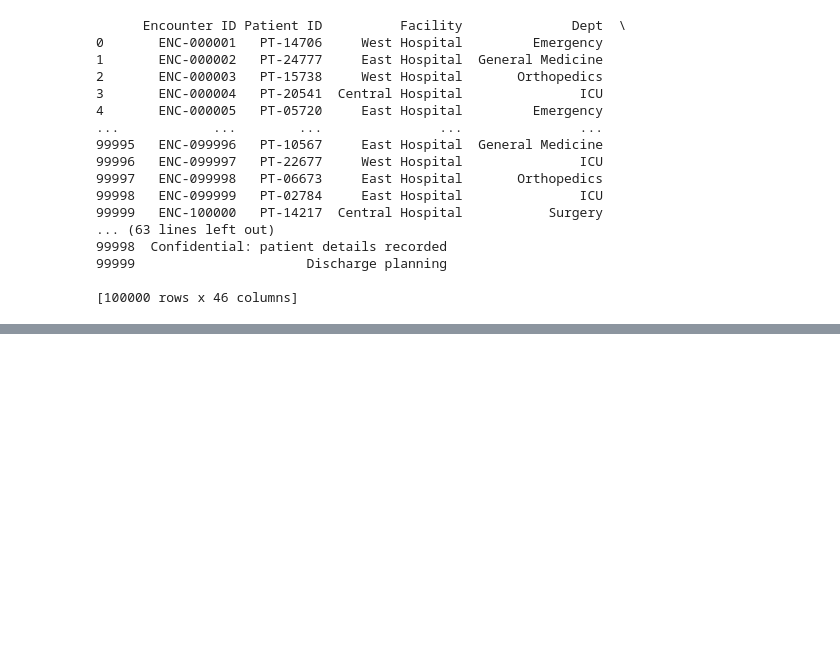
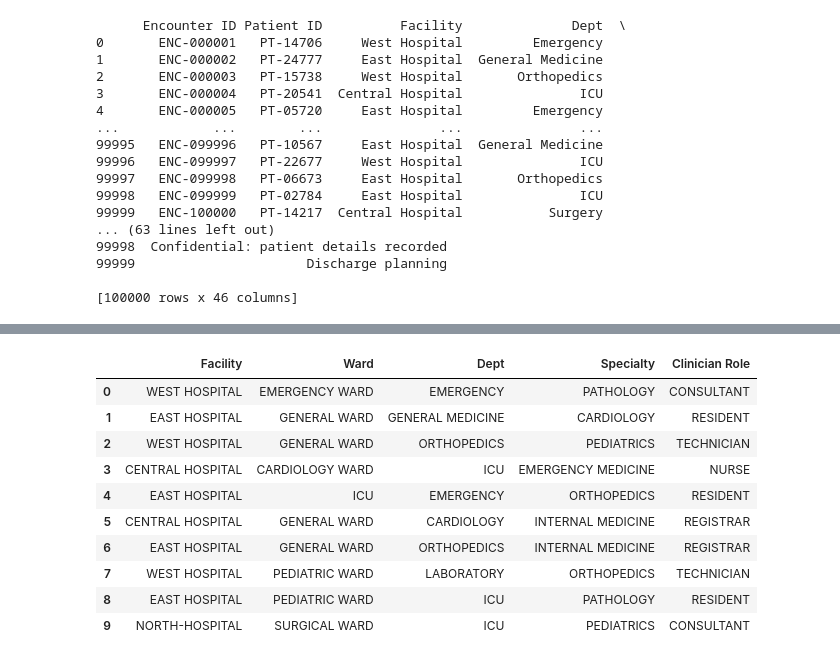
Before and after one commit to PoojaraniSahu/Hospital-Operations-Patient-Flow-Analysis, a Jupyter notebook: clean.ipynb, the cells around one changed output, grey strips where cells are left out. Cells and saved outputs as stored; diff of their text form; code cells hidden in the pictures; blank space fills up the shorter version.

```diff
--- a/clean.ipynb
+++ b/clean.ipynb
@@ -26,0 +89,46 @@ print(df)
+# %%
+#4. Standardize facility, ward, department, specialty, and clinician role names using reference lists.
+mappings = {
+    "Facility": {
+        "NORTH HOSP": "NORTH-HOSPITAL",
+        "NORTH HOSPITAL": "NORTH-HOSPITAL",
+        "SOUTH HOSPITAL": "SOUTH-HOSPITAL"
+    },
+    "Ward": {
+        "ER WARD": "EMERGENCY WARD",
+        "ICU-1": "ICU"
+    },
+    "Dept": {
+        "ER": "EMERGENCY",
+        "CARDIO": "CARDIOLOGY",
+        "LAB": "LABORATORY"
+    },
+    "Specialty": {
+        "CARDIO": "CARDIOLOGY",
+        "PEDS": "PEDIATRICS"
+    },
+    "Clinician Role": {
+        "MD": "PHYSICIAN",
+        "DOCTOR": "PHYSICIAN"
+    }
+}
+
+columns = ["Facility", "Ward", "Dept", "Specialty", "Clinician Role"]
+
+for col in columns:
+    df[col] = df[col].astype("string").str.strip().str.upper()
+    df[col] = df[col].replace(mappings[col])
+
+df[columns].head(10)
+# %% [output]
+|  | Facility | Ward | Dept | Specialty | Clinician Role |
+| 0 | WEST HOSPITAL | EMERGENCY WARD | EMERGENCY | PATHOLOGY | CONSULTANT |
+| 1 | EAST HOSPITAL | GENERAL WARD | GENERAL MEDICINE | CARDIOLOGY | RESIDENT |
+| 2 | WEST HOSPITAL | GENERAL WARD | ORTHOPEDICS | PEDIATRICS | TECHNICIAN |
+| 3 | CENTRAL HOSPITAL | CARDIOLOGY WARD | ICU | EMERGENCY MEDICINE | NURSE |
+| 4 | EAST HOSPITAL | ICU | EMERGENCY | ORTHOPEDICS | RESIDENT |
+| 5 | CENTRAL HOSPITAL | GENERAL WARD | CARDIOLOGY | INTERNAL MEDICINE | REGISTRAR |
+| 6 | EAST HOSPITAL | GENERAL WARD | ORTHOPEDICS | INTERNAL MEDICINE | REGISTRAR |
+| 7 | WEST HOSPITAL | PEDIATRIC WARD | LABORATORY | ORTHOPEDICS | TECHNICIAN |
+| 8 | EAST HOSPITAL | PEDIATRIC WARD | ICU | PATHOLOGY | RESIDENT |
+| 9 | NORTH-HOSPITAL | SURGICAL WARD | ICU | PEDIATRICS | CONSULTANT |
```
Also changed, not shown: parts of 21 cells of this notebook, 4 other files.
